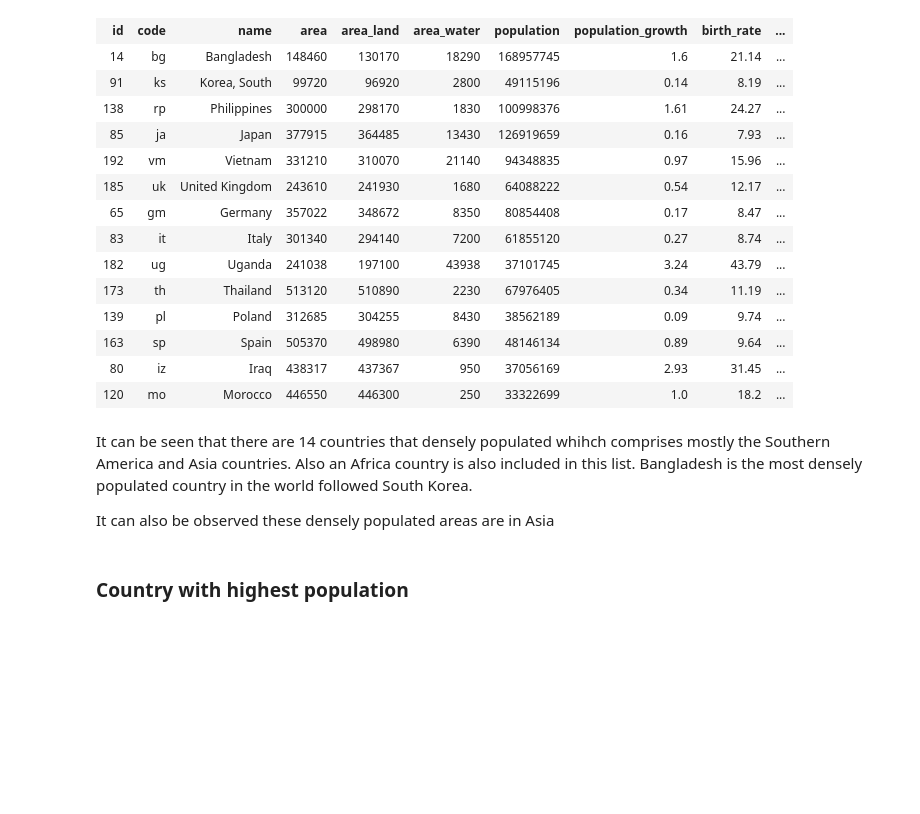
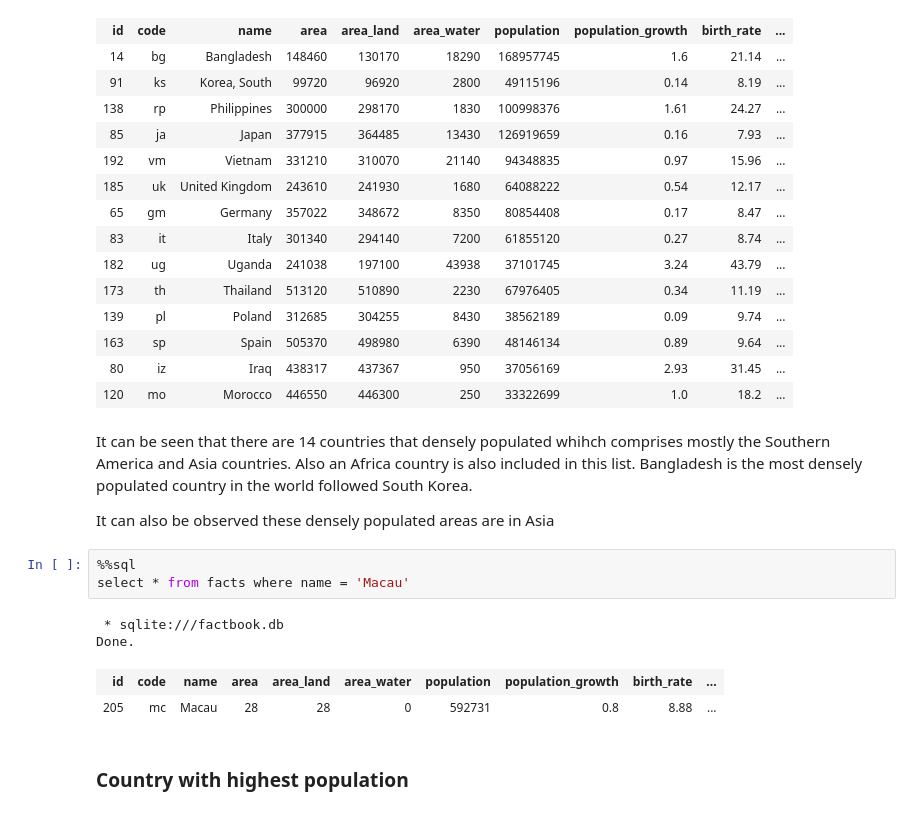
Before and after one commit to sulaiman2001ng/Guided-Project_Analyzing-CIA-Factbook-Data-Using-SQL, a Jupyter notebook: Guided Project_ Analyzing CIA Factbook Data Using SQL.ipynb, the cells around one changed output. Cells and saved outputs as stored; diff of their text form; blank space fills up the shorter version.

```diff
--- a/Guided Project_ Analyzing CIA Factbook Data Using SQL.ipynb
+++ b/Guided Project_ Analyzing CIA Factbook Data Using SQL.ipynb
@@ -223,6 +223,14 @@ Done.
 It can be seen that there are 14 countries that densely populated whihch comprises mostly the Southern America and Asia countries. Also an Africa country is also included in this list. Bangladesh is the most densely populated country in the world followed South Korea.
 
 It can also be observed these densely populated areas are in Asia
+# %%
+%%sql
+select * from facts where name = 'Macau'
+# %% [output]
+ * sqlite:///factbook.db
+Done.
+| id | code | name | area | area_land | area_water | population | population_growth | birth_rate | ... |
+| 205 | mc | Macau | 28 | 28 | 0 | 592731 | 0.8 | 8.88 | ... |
 # %% [markdown]
 ### Country with highest population
 # %%
```
Also changed, not shown: parts of 1 cell of this notebook.
